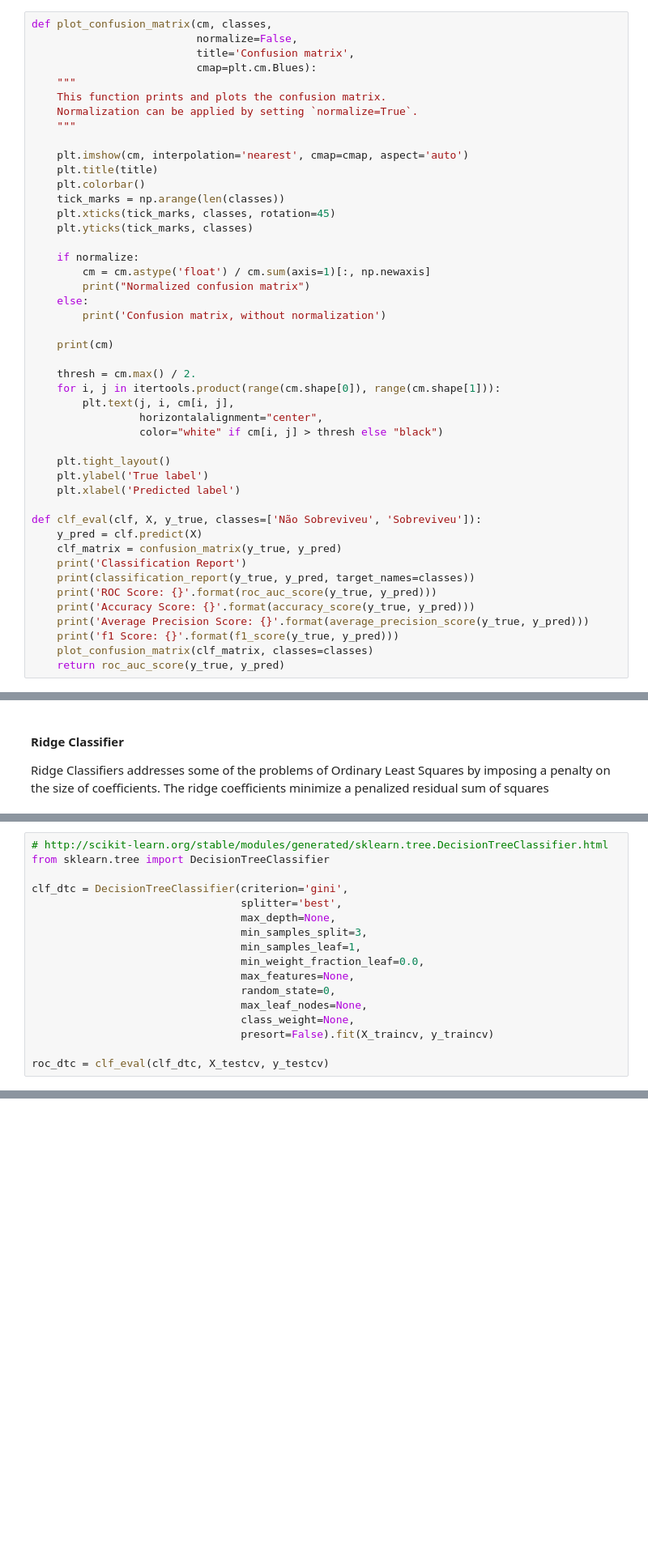
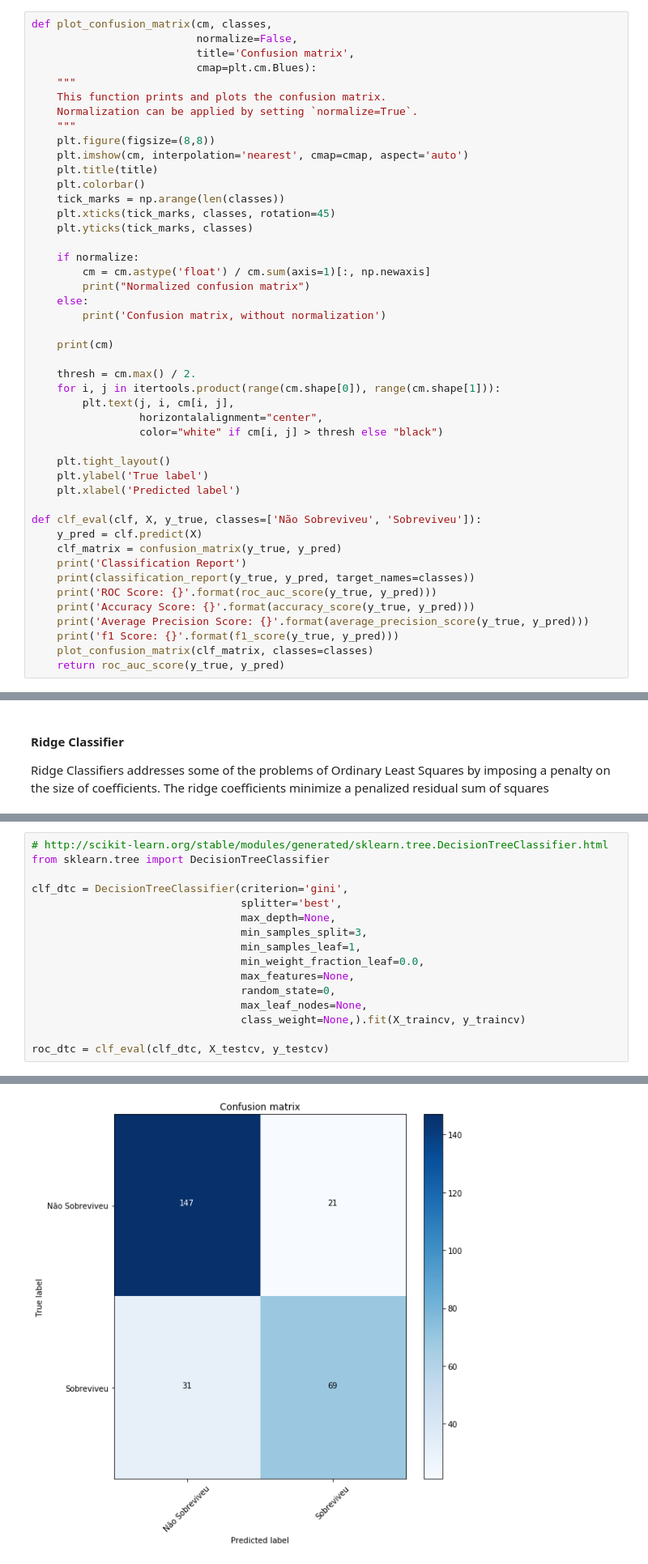
Before and after one commit to rsouza/NeuralNetworks_Course, a Jupyter notebook: Notebooks/ML/ML_Pipeline.ipynb, the cells around one changed output, grey strips where cells are left out. Shown at 81% size. Drawn from its saved outputs; the diff is of its cells as text; blank space fills up the shorter version.

```diff
--- a/Notebooks/ML/ML_Pipeline.ipynb
+++ b/Notebooks/ML/ML_Pipeline.ipynb
@@ -914,7 +912,7 @@ def plot_confusion_matrix(cm, classes,
     This function prints and plots the confusion matrix.
     Normalization can be applied by setting `normalize=True`.
     """
-
+    plt.figure(figsize=(8,8))
     plt.imshow(cm, interpolation='nearest', cmap=cmap, aspect='auto')
     plt.title(title)
     plt.colorbar()
@@ -1339,7 +1513,7 @@ clf_dtc = DecisionTreeClassifier(criterion='gini',
                                  max_features=None,
                                  random_state=0,
                                  max_leaf_nodes=None,
-                                 class_weight=None,
-                                 presort=False).fit(X_traincv, y_traincv)
+                                 class_weight=None,).fit(X_traincv, y_traincv)
 
 roc_dtc = clf_eval(clf_dtc, X_testcv, y_testcv)
+# %% [output]
@@ -1346,3 +1537,4 @@ roc_dtc = clf_eval(clf_dtc, X_testcv, y_testcv)
+[figure, added]
 # %% [markdown]
 ### Ensemble Classifiers
 
```
Also changed, not shown: parts of 48 cells of this notebook, 1 other file.
